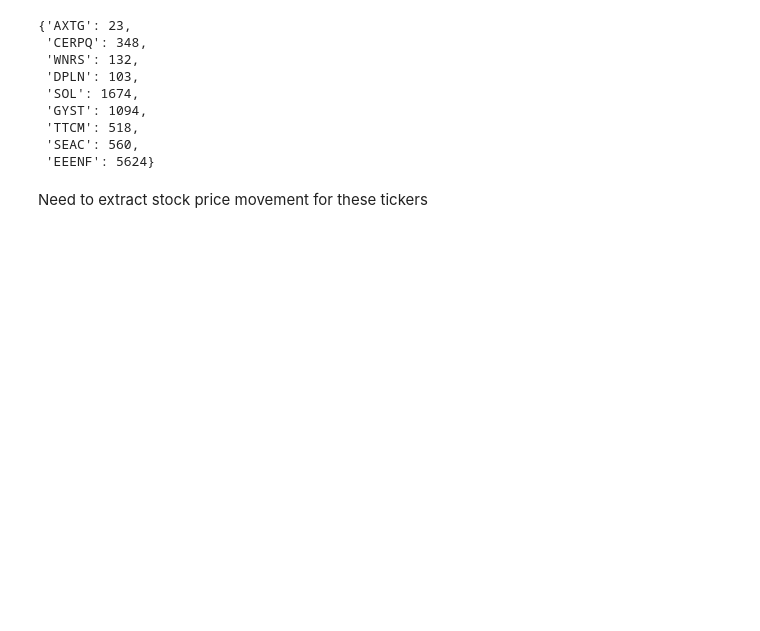
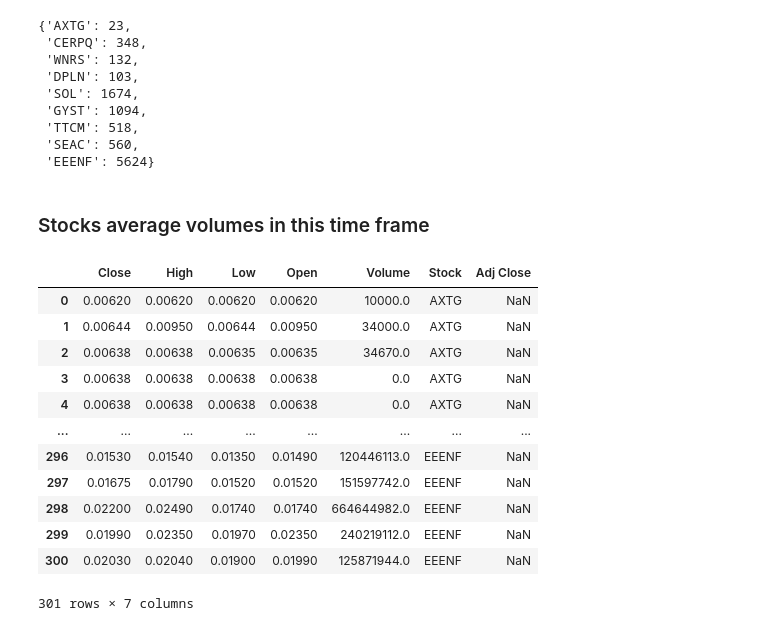
Before and after one commit to DominicCheongChengHung/DSA4263_StockTweets, a Jupyter notebook: eda.ipynb, the cells around one changed output. Drawn from its saved outputs; the diff is of its cells as text; code cells hidden in the pictures; blank space fills up the shorter version.

```diff
--- a/eda.ipynb
+++ b/eda.ipynb
@@ -83,5 +86,23 @@ d
  'TTCM': 518,
  'SEAC': 560,
  'EEENF': 5624}
-# %% [markdown]
-Need to extract stock price movement for these tickers
+# %% [markdown]
+### Stocks average volumes in this time frame
+# %%
+stock_data = pd.read_csv("data/stock_movement.csv")
+# %%
+stock_data
+# %% [output]
+|  | Close | High | Low | Open | Volume | Stock | Adj Close |
+| 0 | 0.00620 | 0.00620 | 0.00620 | 0.00620 | 10000.0 | AXTG | NaN |
+| 1 | 0.00644 | 0.00950 | 0.00644 | 0.00950 | 34000.0 | AXTG | NaN |
+| 2 | 0.00638 | 0.00638 | 0.00635 | 0.00635 | 34670.0 | AXTG | NaN |
+| 3 | 0.00638 | 0.00638 | 0.00638 | 0.00638 | 0.0 | AXTG | NaN |
+| 4 | 0.00638 | 0.00638 | 0.00638 | 0.00638 | 0.0 | AXTG | NaN |
+| ... | ... | ... | ... | ... | ... | ... | ... |
+| 296 | 0.01530 | 0.01540 | 0.01350 | 0.01490 | 120446113.0 | EEENF | NaN |
+| 297 | 0.01675 | 0.01790 | 0.01520 | 0.01520 | 151597742.0 | EEENF | NaN |
+| 298 | 0.02200 | 0.02490 | 0.01740 | 0.01740 | 664644982.0 | EEENF | NaN |
+| 299 | 0.01990 | 0.02350 | 0.01970 | 0.02350 | 240219112.0 | EEENF | NaN |
+| 300 | 0.02030 | 0.02040 | 0.01900 | 0.01990 | 125871944.0 | EEENF | NaN |
+301 rows × 7 columns
```
Also changed, not shown: parts of 9 cells of this notebook, 2 other files.
